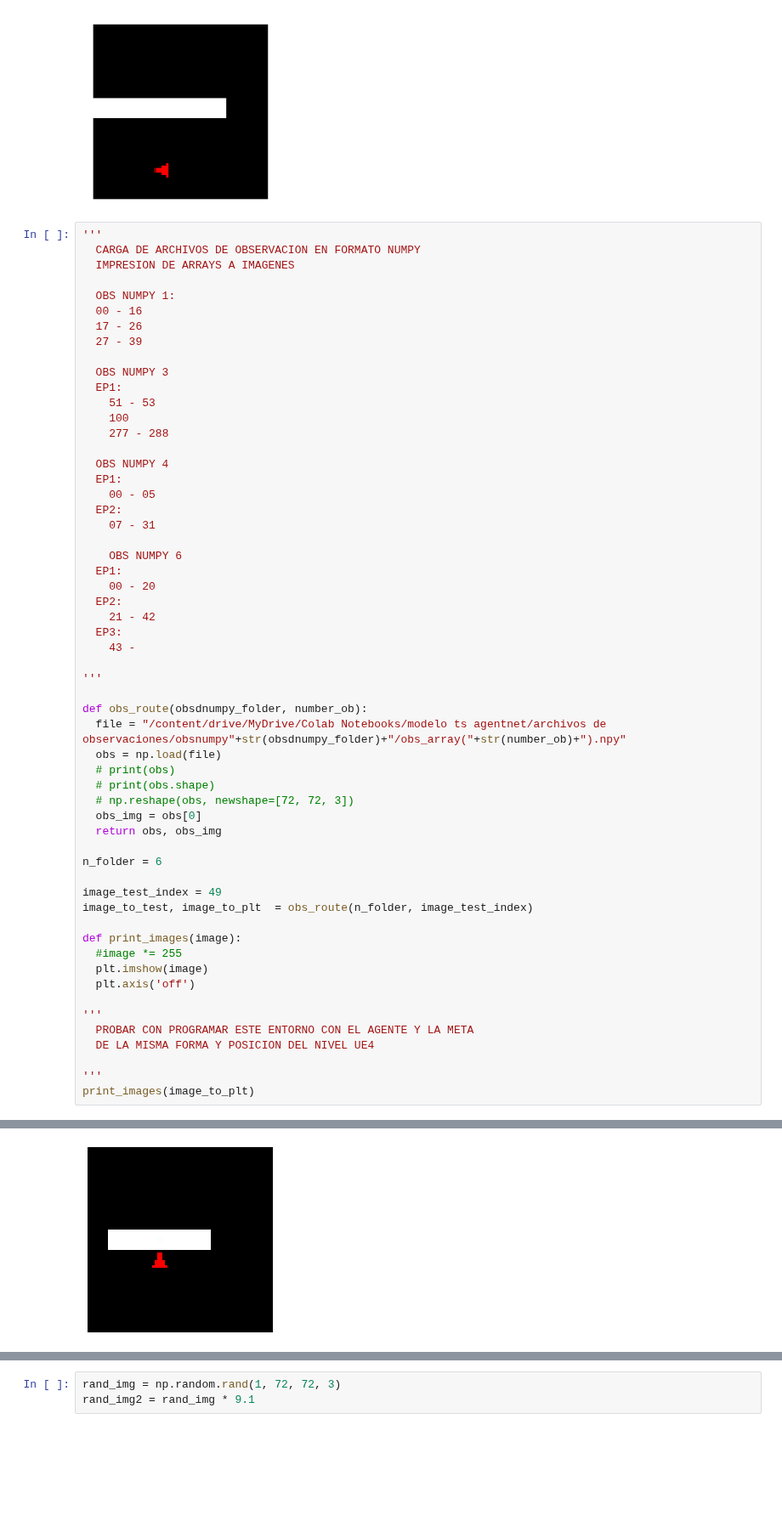
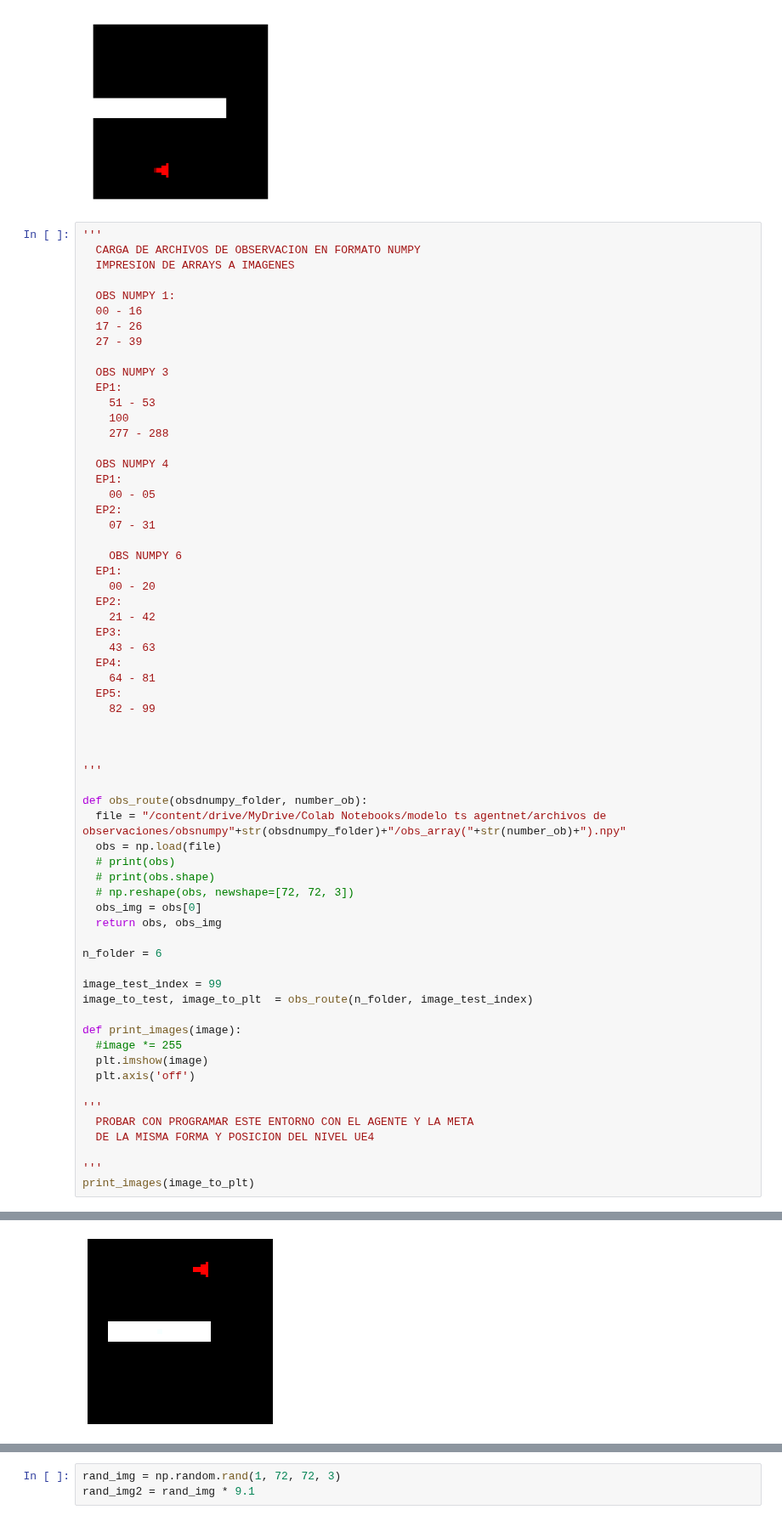
Before and after one commit to matpg/RL-Agent-for-Unreal-Engine, a Jupyter notebook: Prueba_de_modelo_en_TS.ipynb, the cells around one changed output, grey strips where cells are left out. Shown at 85% size. Saved outputs shown, nothing was run; the diff lists cells and outputs as text; blank space fills up the shorter version.

Commit message:
Actualización de modelo e imagenes para testeo

```diff
--- a/Prueba_de_modelo_en_TS.ipynb
+++ b/Prueba_de_modelo_en_TS.ipynb
@@ -77,38 +77,44 @@ print_images(image_to_plt)
   EP2:
     21 - 42
   EP3:
-    43 -
+    43 - 63
+  EP4:
+    64 - 81
+  EP5:
+    82 - 99
+
+
 
 '''
 
 def obs_route(obsdnumpy_folder, number_ob):
   file = "/content/drive/MyDrive/Colab Notebooks/modelo ts agentnet/archivos de observaciones/obsnumpy"+str(obsdnumpy_folder)+"/obs_array("+str(number_ob)+").npy"
   obs = np.load(file)
   # print(obs)
   # print(obs.shape)
   # np.reshape(obs, newshape=[72, 72, 3])
   obs_img = obs[0]
   return obs, obs_img
 
 n_folder = 6
 
-image_test_index = 49
+image_test_index = 99
 image_to_test, image_to_plt  = obs_route(n_folder, image_test_index)
 
 def print_images(image):
   #image *= 255
   plt.imshow(image)
   plt.axis('off')
 
 '''
   PROBAR CON PROGRAMAR ESTE ENTORNO CON EL AGENTE Y LA META
   DE LA MISMA FORMA Y POSICION DEL NIVEL UE4
 
 '''
 print_images(image_to_plt)
 # %% [output]
 Clipping input data to the valid range for imshow with RGB data ([0..1] for floats or [0..255] for integers).
-[figure, old version]
+[figure, new version]
 # %%
 '''
   MODELO TENSORFLOW EN 1.X
```
Also changed, not shown: parts of 1 cell of this notebook.
